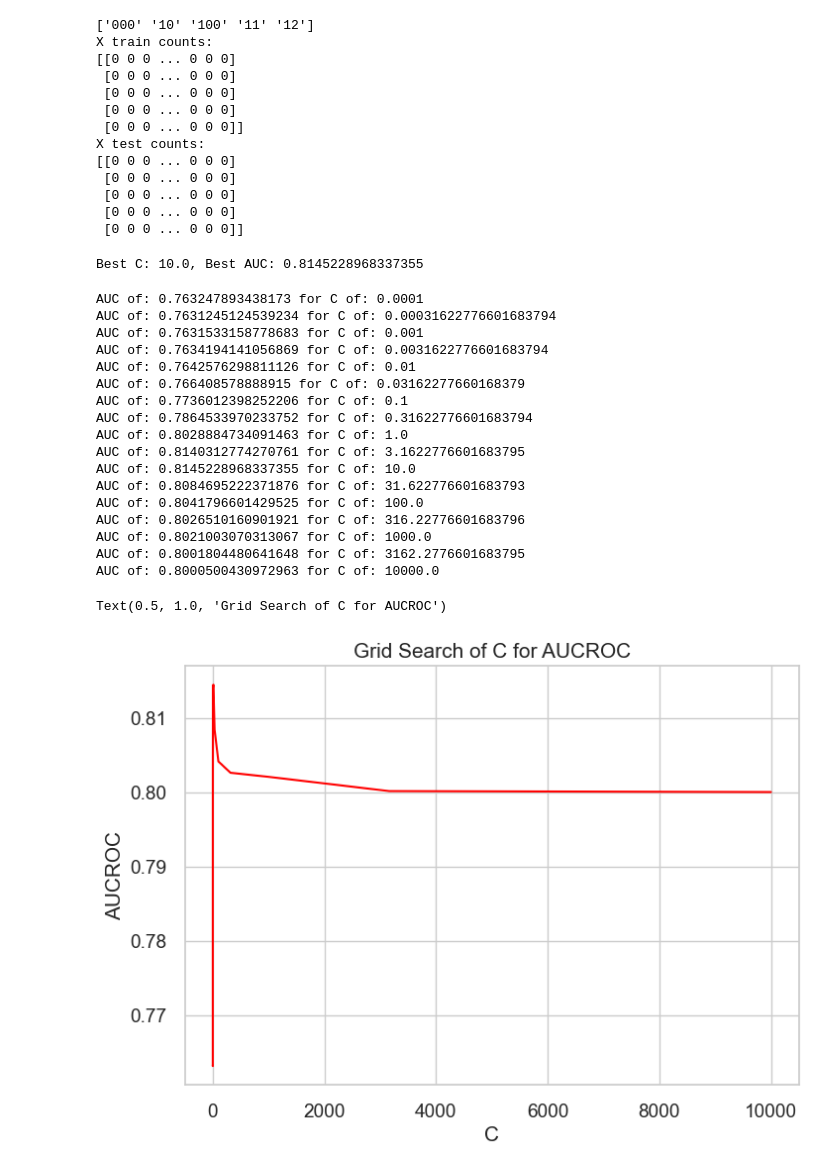
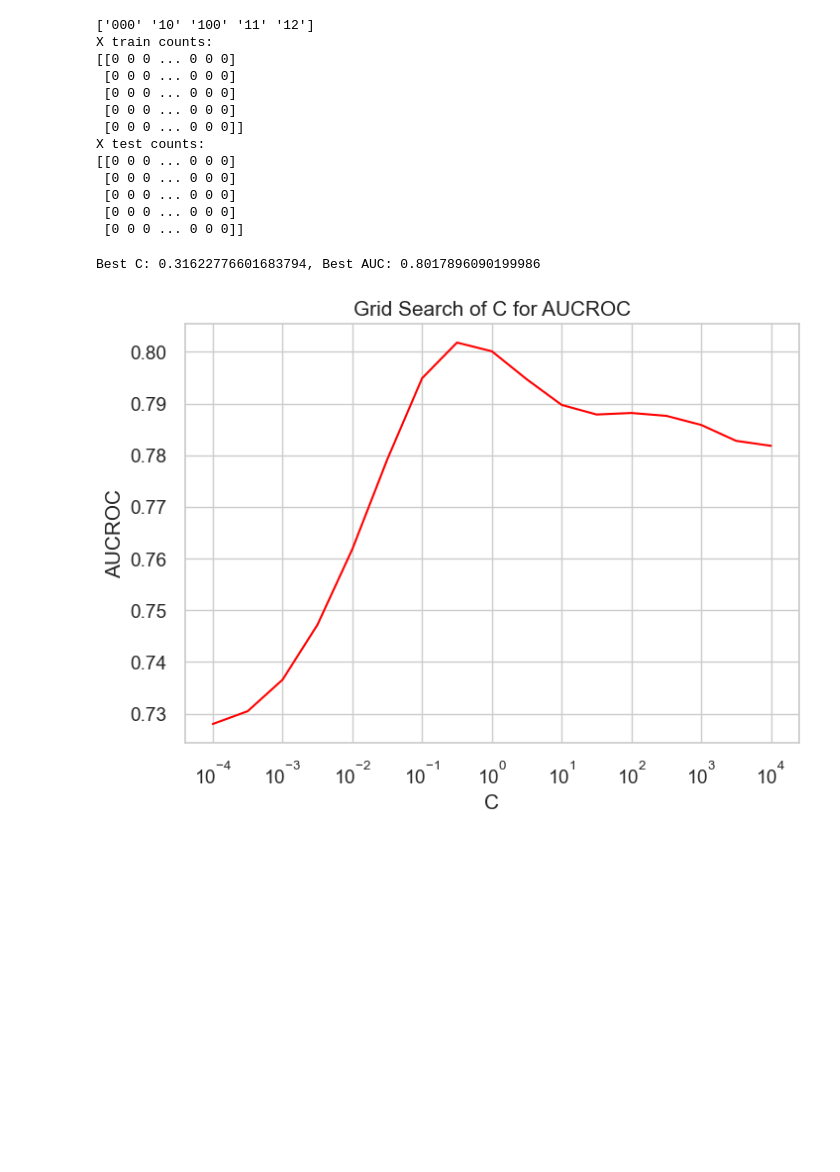
Before and after one commit to pickle244/ml-project-a, a Jupyter notebook: bow.ipynb, the cells around one changed output. Drawn from its saved outputs; the diff is of its cells as text; code cells hidden in the pictures; blank space fills up the shorter version.

```diff
--- a/bow.ipynb
+++ b/bow.ipynb
@@ -135,6 +168,8 @@ print(f"  Best AUC: {results['best_auc']:.4f}")
 # Load and augment test data with same vocabulary
 x_test_df = pd.read_csv(os.path.join("data", "x_test.csv"))
 
+best_min_df = 5
+best_max_df = 0.5
 vectorizer = CountVectorizer(min_df=best_min_df, max_df=best_max_df, binary=True)
 X_train_counts = vectorizer.fit_transform(x_train_df['text']).toarray()
 analyze = vectorizer.build_analyzer()
@@ -172,26 +207,34 @@ with open("yproba1_test.txt", "w") as f:
 # %%
 C_grid = np.logspace(-4, 4, 17)
 hypers_list = []
 
 kf = sklearn.model_selection.KFold(n_splits=10, shuffle=True, random_state=42)
 for C in C_grid:
   pl = make_logit_pipeline(C=C)
   aucs = []
   for train_index, val_index in kf.split(x_train_df_new):
     x_train_fold = x_train_df_new.iloc[train_index]
     y_train_fold = y_train_df['Coarse Label'].iloc[train_index]
     x_val_fold = x_train_df_new.iloc[val_index]
     y_val_fold = y_train_df['Coarse Label'].iloc[val_index]
 
     pl.fit(x_train_fold, y_train_fold)
     y_pred_proba = pl.predict_proba(x_val_fold)[:, 1]
 
     auc = sklearn.metrics.roc_auc_score(y_val_fold, y_pred_proba)
     aucs.append(auc)
   mean_auc = np.mean(aucs)
   hypers_list.append((C, mean_auc))
 
+AUC_vals = [h[1] for h in hypers_list]
+plt.plot(C_grid, AUC_vals, color='red')
+plt.xscale('log')
+plt.xlabel('C')
+plt.ylabel('AUCROC')
+plt.title('Grid Search of C for AUCROC')
+
 best_C, best_auc = max(hypers_list, key=lambda x: x[1])
 print(f"Best C: {best_C}, Best AUC: {best_auc}")
 # %% [output]
-Best C: 10.0, Best AUC: 0.8145228968337355
+Best C: 0.31622776601683794, Best AUC: 0.8017896090199986
+[figure, added]
@@ -205,32 +241,3 @@ sns.set_theme('notebook', style='whitegrid', font_scale=1.25)
-# %%
-C_vals = [h[0] for h in hypers_list]
-AUC_vals = [h[1] for h in hypers_list]
-for C, AUC in zip(C_vals, AUC_vals):
-    print(f"AUC of: {AUC} for C of: {C}")
-plt.plot(C_vals, AUC_vals, color='red')
-plt.xlabel('C')
-plt.ylabel('AUCROC')
-plt.title('Grid Search of C for AUCROC')
-# %% [output]
-AUC of: 0.763247893438173 for C of: 0.0001
-AUC of: 0.7631245124539234 for C of: 0.00031622776601683794
-AUC of: 0.7631533158778683 for C of: 0.001
-AUC of: 0.7634194141056869 for C of: 0.0031622776601683794
-AUC of: 0.7642576298811126 for C of: 0.01
-AUC of: 0.766408578888915 for C of: 0.03162277660168379
-AUC of: 0.7736012398252206 for C of: 0.1
-AUC of: 0.7864533970233752 for C of: 0.31622776601683794
-AUC of: 0.8028884734091463 for C of: 1.0
-AUC of: 0.8140312774270761 for C of: 3.1622776601683795
-AUC of: 0.8145228968337355 for C of: 10.0
-AUC of: 0.8084695222371876 for C of: 31.622776601683793
-AUC of: 0.8041796601429525 for C of: 100.0
-AUC of: 0.8026510160901921 for C of: 316.22776601683796
-AUC of: 0.8021003070313067 for C of: 1000.0
-AUC of: 0.8001804480641648 for C of: 3162.2776601683795
-AUC of: 0.8000500430972963 for C of: 10000.0
-Text(0.5, 1.0, 'Grid Search of C for AUCROC')
-[figure, removed]
 # %%
 best_pl = make_logit_pipeline(C=best_C)
 best_pl.fit(x_train_df_new, y_train_df['Coarse Label'])
```
Also changed, not shown: parts of 8 cells of this notebook, 3 other files.
